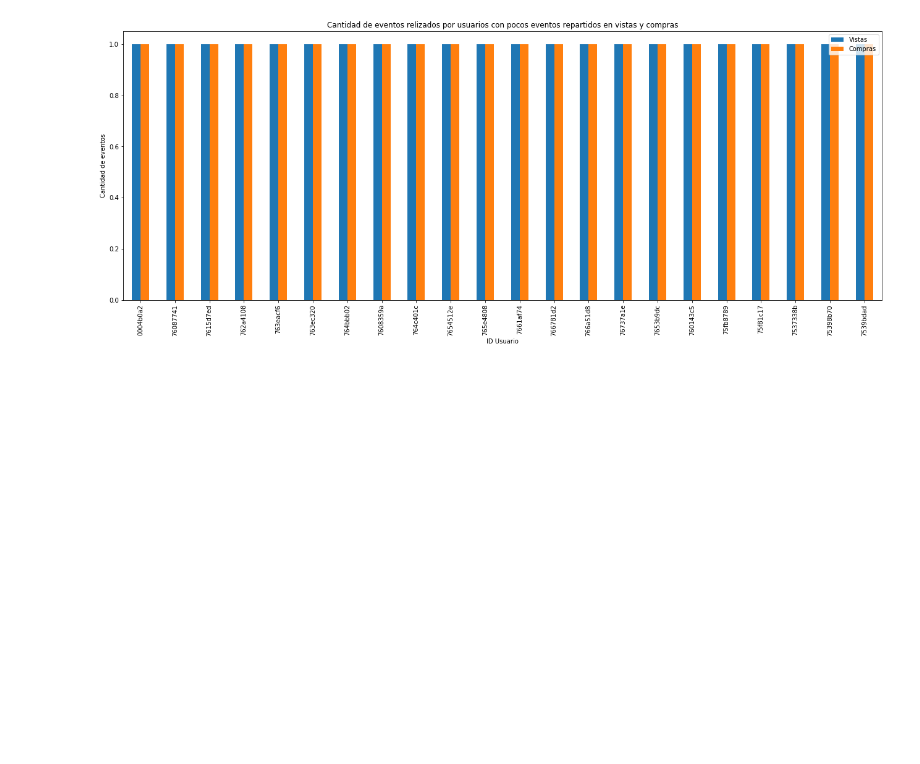
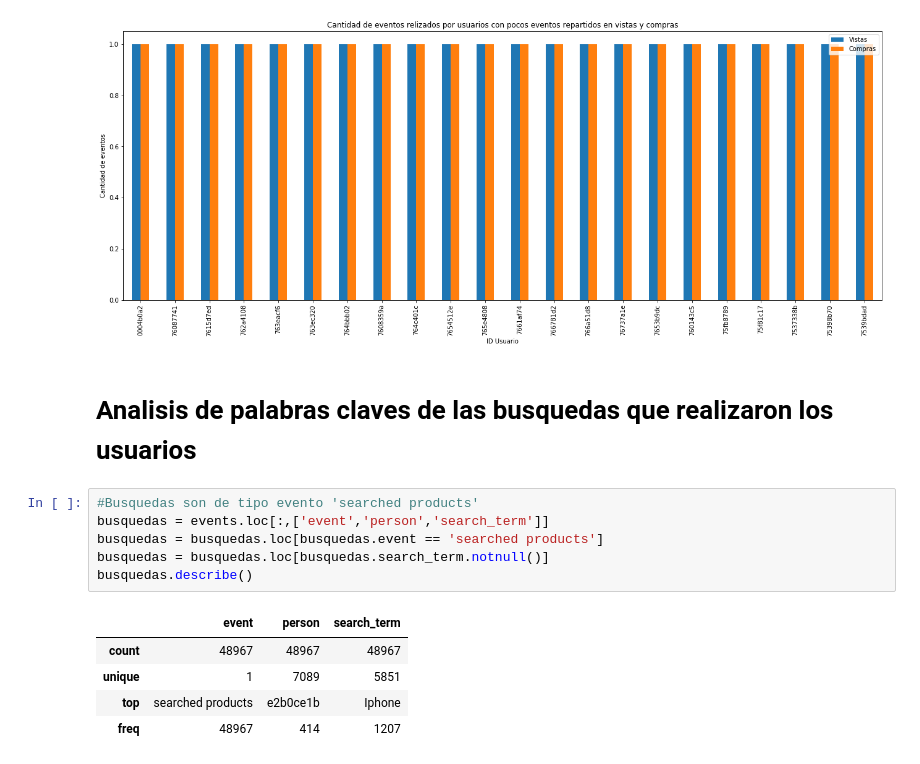
Before and after one commit to Memphis14F/datosTp1, a Jupyter notebook: TP 1.ipynb, the cells around one changed output. Cells and saved outputs as stored; diff of their text form; blank space fills up the shorter version.

```diff
--- a/TP 1.ipynb
+++ b/TP 1.ipynb
@@ -882,3 +886,17 @@ ax.set_ylabel('Cantidad de eventos')
 ax.legend(['Vistas', 'Compras']);
 # %% [output]
 [figure]
+# %% [markdown]
+# Analisis de palabras claves de las busquedas que realizaron los usuarios
+# %%
+#Busquedas son de tipo evento 'searched products'
+busquedas = events.loc[:,['event','person','search_term']]
+busquedas = busquedas.loc[busquedas.event == 'searched products']
+busquedas = busquedas.loc[busquedas.search_term.notnull()]
+busquedas.describe()
+# %% [output]
+|  | event | person | search_term |
+| count | 48967 | 48967 | 48967 |
+| unique | 1 | 7089 | 5851 |
+| top | searched products | e2b0ce1b | Iphone |
+| freq | 48967 | 414 | 1207 |
```
Also changed, not shown: parts of 21 cells of this notebook.
